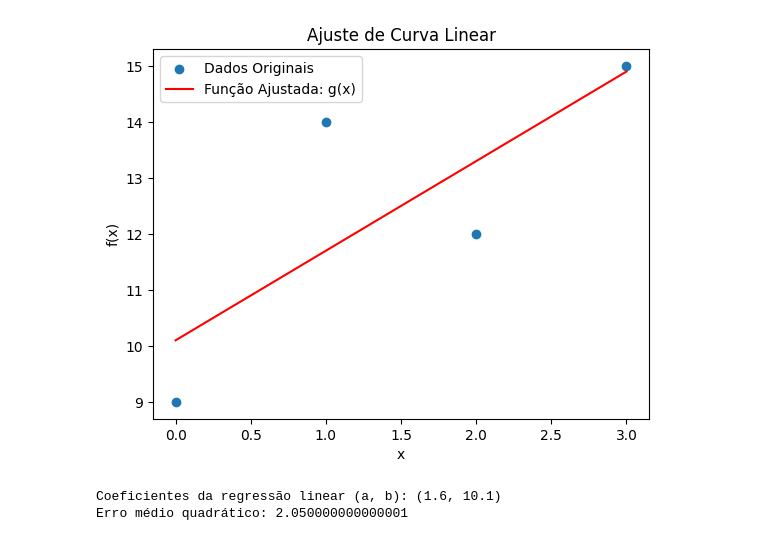
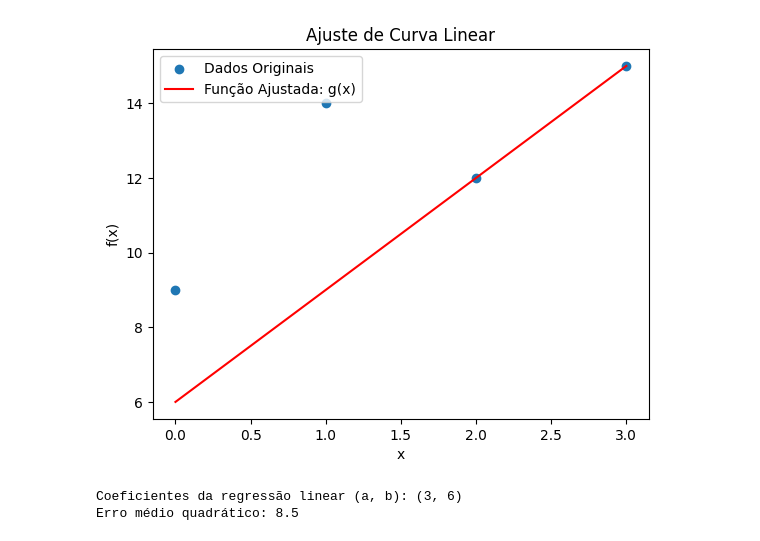
Before and after one commit to 55Hian/Met-num-CD, a Jupyter notebook: ATIVIDADE/Exercicio aula 5/aula5.ipynb, the cells around one changed output. Saved outputs shown, nothing was run; the diff lists cells and outputs as text; code cells hidden in the pictures.

```diff
--- a/ATIVIDADE/Exercicio aula 5/aula5.ipynb
+++ b/ATIVIDADE/Exercicio aula 5/aula5.ipynb
@@ -1,4 +1,6 @@
 # %%
+import matplotlib.pyplot as plt
+
 # Dados fornecidos
 valores_x = [0, 1, 2, 3]
 valores_fx = [9, 14, 12, 15]
@@ -10,36 +12,36 @@ n = len(valores_x)
 soma_x = sum(valores_x)
 soma_fx = sum(valores_fx)
 soma_x_quadrado = sum(x_i**2 for x_i in valores_x)
 soma_x_fx = sum(x_i * fx_i for x_i, fx_i in zip(valores_x, valores_fx))
 
 # Calcular os coeficientes da regressão linear
-a = (n * soma_x_fx - soma_x * soma_fx) / (n * soma_x_quadrado - soma_x**2)
-b = (soma_fx - a * soma_x) / n
+a = 3 #(n * soma_x_fx - soma_x * soma_fx) / (n * soma_x_quadrado - soma_x**2)
+b = 6 # (soma_fx - a * soma_x) / n
 
 # Criar a função g(x)
 def g(x):
     return a * x + b
 
 # Calcular os valores previstos
 valores_fx_pred = [g(x_i) for x_i in valores_x]
 
 # Calcular o erro médio quadrático
 mse = sum((fx_i - g_x_i)**2 for fx_i, g_x_i in zip(valores_fx, valores_fx_pred)) / n
 
 # Plotar os pontos e a função g(x)
-import matplotlib.pyplot as plt
+
 
 plt.scatter(valores_x, valores_fx, label='Dados Originais')
 plt.plot(valores_x, [g(x_i) for x_i in valores_x], color='red', label='Função Ajustada: g(x)')
 plt.xlabel('x')
 plt.ylabel('f(x)')
 plt.title('Ajuste de Curva Linear')
 plt.legend()
 plt.show()
 
 print("Coeficientes da regressão linear (a, b):", (a, b))
 print("Erro médio quadrático:", mse)
 # %% [output]
-[figure, old version]
+[figure, new version]
-Coeficientes da regressão linear (a, b): (1.6, 10.1)
-Erro médio quadrático: 2.050000000000001
+Coeficientes da regressão linear (a, b): (3, 6)
+Erro médio quadrático: 8.5
```
Also changed, not shown: parts of 3 cells of this notebook.
